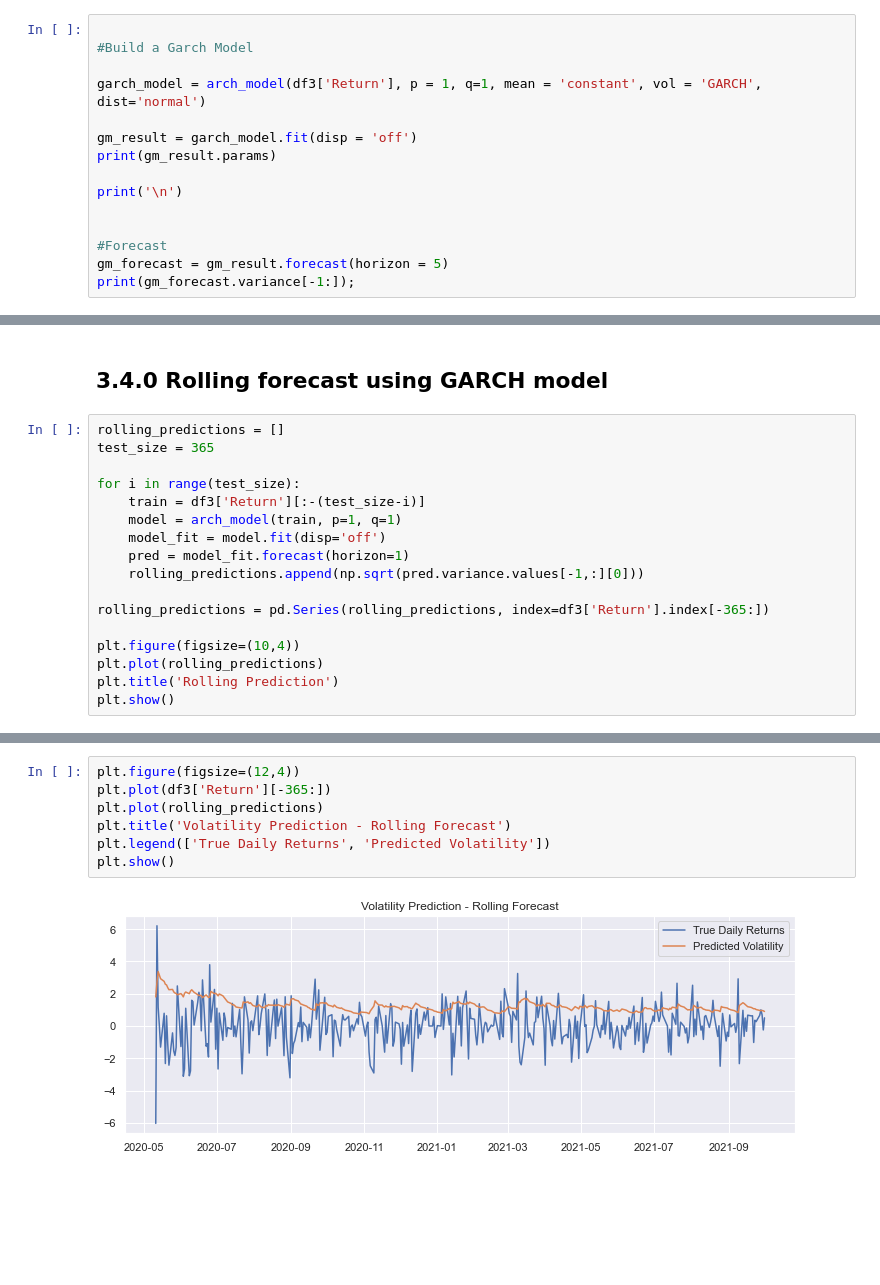
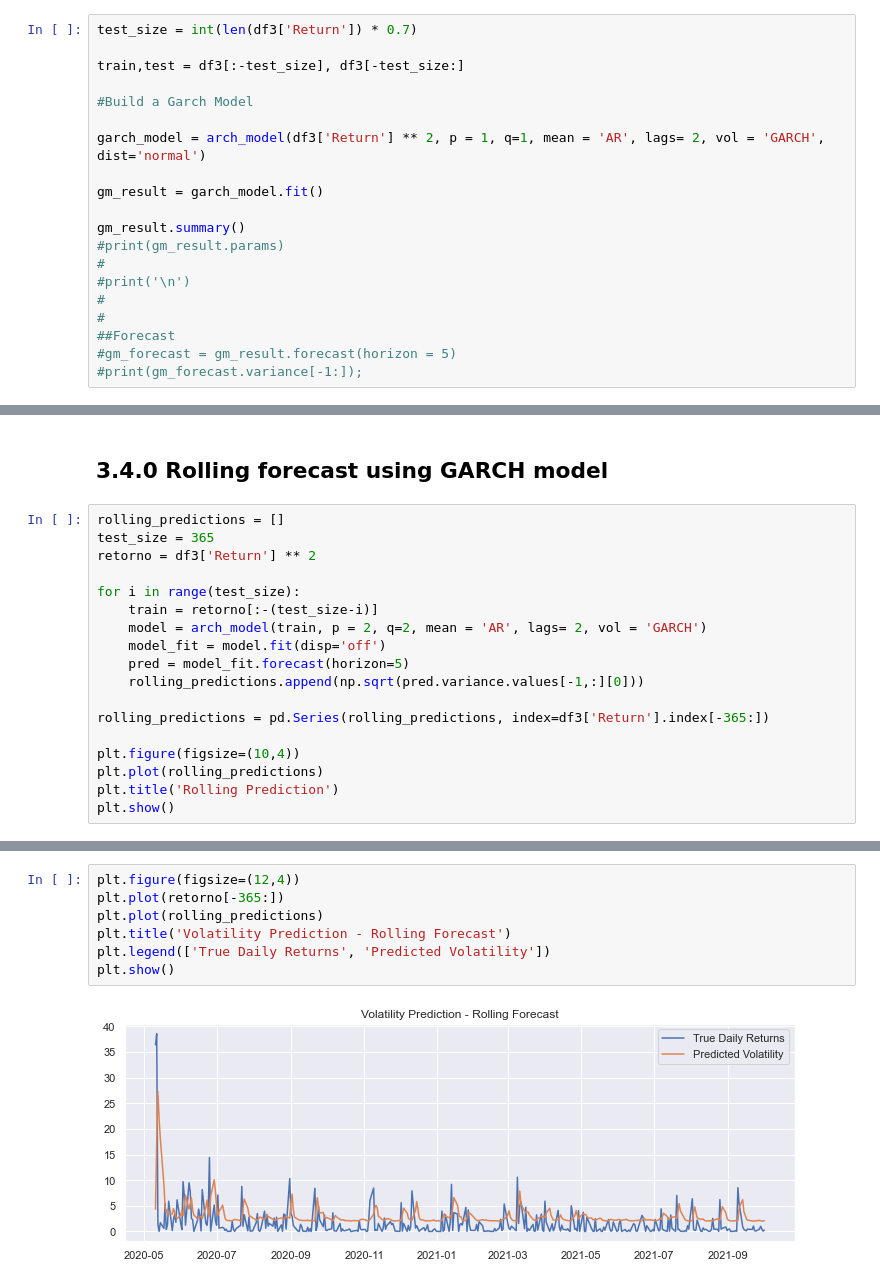
Before and after one commit to joaovictordesouzaduarte/volatility, a Jupyter notebook: notebooks/volatility.ipynb, the cells around one changed output, grey strips where cells are left out. Saved outputs shown, nothing was run; the diff lists cells and outputs as text; blank space fills up the shorter version.

```diff
--- a/notebooks/volatility.ipynb
+++ b/notebooks/volatility.ipynb
@@ -220,16 +224,21 @@ df3 = df3.dropna()
 # %%
+test_size = int(len(df3['Return']) * 0.7)
+
+train,test = df3[:-test_size], df3[-test_size:]
 
 #Build a Garch Model
 
-garch_model = arch_model(df3['Return'], p = 1, q=1, mean = 'constant', vol = 'GARCH', dist='normal')
+garch_model = arch_model(df3['Return'] ** 2, p = 1, q=1, mean = 'AR', lags= 2, vol = 'GARCH', dist='normal')
 
-gm_result = garch_model.fit(disp = 'off')
-print(gm_result.params)
+gm_result = garch_model.fit()
 
-print('\n')
-
-
-#Forecast
-gm_forecast = gm_result.forecast(horizon = 5)
-print(gm_forecast.variance[-1:]);
+gm_result.summary()
+#print(gm_result.params)
+#
+#print('\n')
+#
+#
+##Forecast
+#gm_forecast = gm_result.forecast(horizon = 5)
+#print(gm_forecast.variance[-1:]);
 # %% [output]
@@ -248,12 +285,13 @@ Date
 # %%
 rolling_predictions = []
 test_size = 365
+retorno = df3['Return'] ** 2
 
 for i in range(test_size):
-    train = df3['Return'][:-(test_size-i)]
-    model = arch_model(train, p=1, q=1)
+    train = retorno[:-(test_size-i)]
+    model = arch_model(train, p = 2, q=2, mean = 'AR', lags= 2, vol = 'GARCH')
     model_fit = model.fit(disp='off')
-    pred = model_fit.forecast(horizon=1)
+    pred = model_fit.forecast(horizon=5)
     rolling_predictions.append(np.sqrt(pred.variance.values[-1,:][0]))
 
 rolling_predictions = pd.Series(rolling_predictions, index=df3['Return'].index[-365:])
@@ -267,9 +305,9 @@ plt.show()
 # %%
 plt.figure(figsize=(12,4))
-plt.plot(df3['Return'][-365:])
+plt.plot(retorno[-365:])
 plt.plot(rolling_predictions)
 plt.title('Volatility Prediction - Rolling Forecast')
 plt.legend(['True Daily Returns', 'Predicted Volatility'])
 plt.show()
 # %% [output]
-[figure, old version]
+[figure, new version]
```
Also changed, not shown: parts of 10 cells of this notebook.
